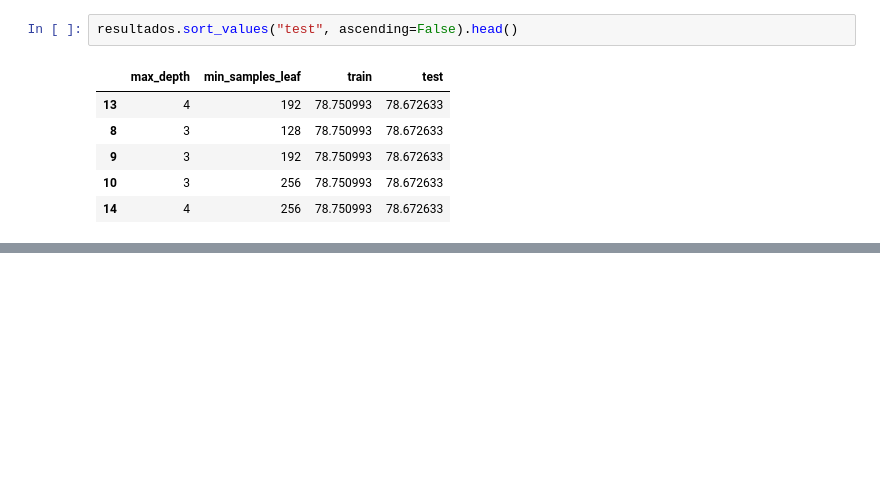
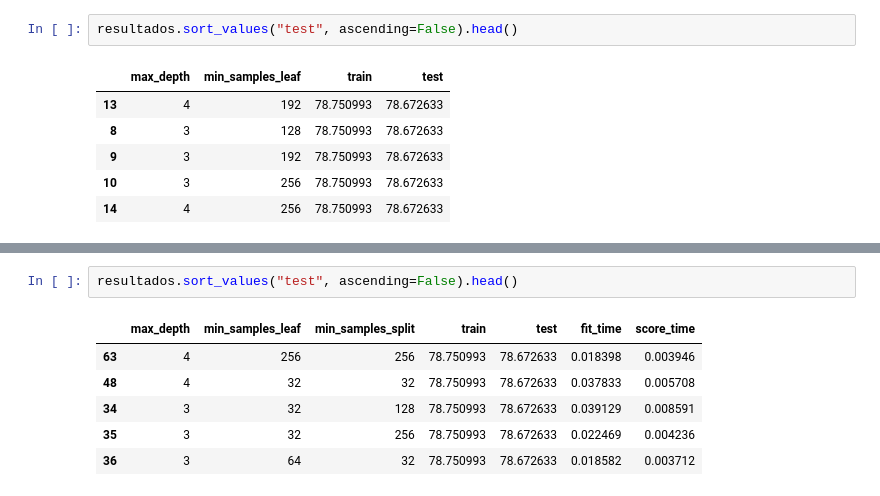
Before and after one commit to mateusopaiva/machine-learning-otimizacao, a Jupyter notebook: Machine_Learning_otimização_de_modelos_através_de_hiperparâmetros.ipynb, the cells around one changed output, grey strips where cells are left out. Drawn from its saved outputs; the diff is of its cells as text; blank space fills up the shorter version.

```diff
--- a/Machine_Learning_otimização_de_modelos_através_de_hiperparâmetros.ipynb
+++ b/Machine_Learning_otimização_de_modelos_através_de_hiperparâmetros.ipynb
@@ -443,0 +503,9 @@ resultados.sort_values("test", ascending=False).head()
+# %%
+resultados.sort_values("test", ascending=False).head()
+# %% [output]
+|  | max_depth | min_samples_leaf | min_samples_split | train | test | fit_time | score_time |
+| 63 | 4 | 256 | 256 | 78.750993 | 78.672633 | 0.018398 | 0.003946 |
+| 48 | 4 | 32 | 32 | 78.750993 | 78.672633 | 0.037833 | 0.005708 |
+| 34 | 3 | 32 | 128 | 78.750993 | 78.672633 | 0.039129 | 0.008591 |
+| 35 | 3 | 32 | 256 | 78.750993 | 78.672633 | 0.022469 | 0.004236 |
+| 36 | 3 | 64 | 32 | 78.750993 | 78.672633 | 0.018582 | 0.003712 |
```
Also changed, not shown: parts of 9 cells of this notebook.
